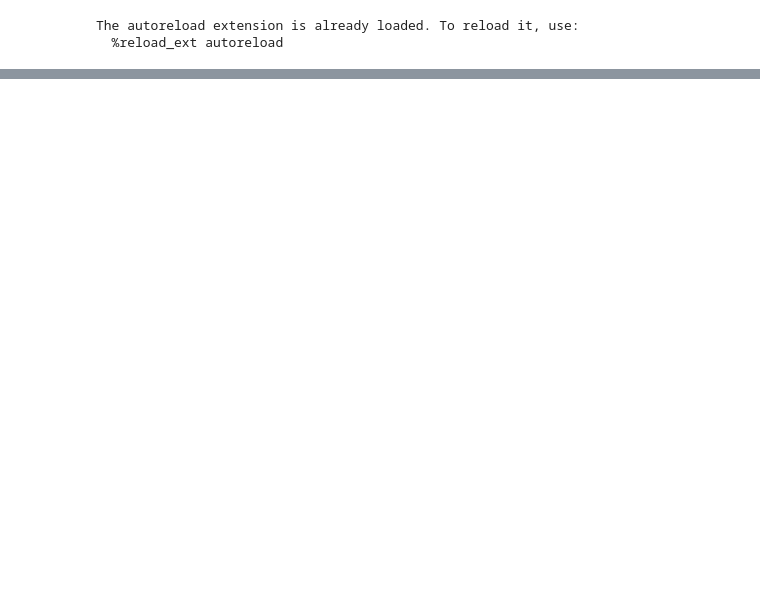
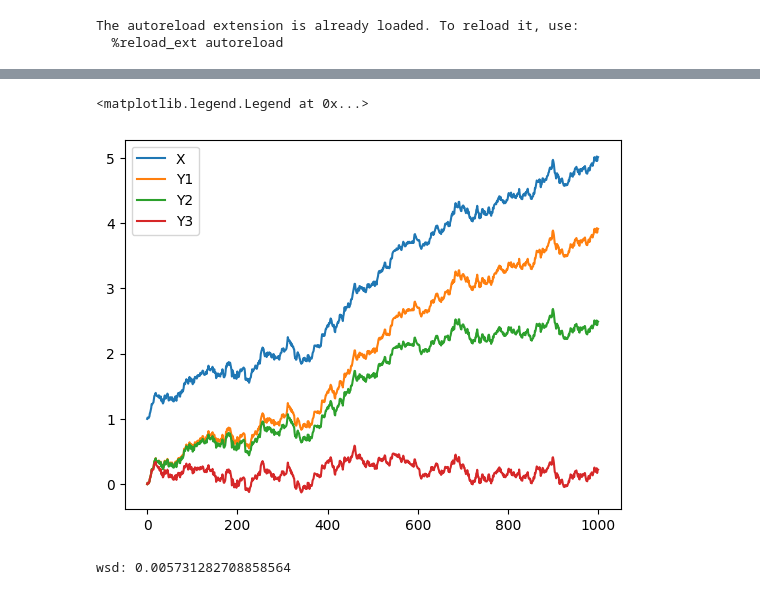
Before and after one commit to ArinaBelova/aligned_diffusion_bridges, a Jupyter notebook: toy/fbb_exp.ipynb, the cells around one changed output, grey strips where cells are left out. Saved outputs shown, nothing was run; the diff lists cells and outputs as text; code cells hidden in the pictures; blank space fills up the shorter version.

```diff
--- a/toy/fbb_exp.ipynb
+++ b/toy/fbb_exp.ipynb
@@ -12,0 +272,18 @@ The autoreload extension is already loaded. To reload it, use:
+# %%
+plt.plot(Z[0,:,0],label=f'X')
+for k in range(K):
+    plt.plot(Z[0,:,k+1],label=f'Y{k+1}')
+
+plt.legend()
+# %% [output]
+<matplotlib.legend.Legend at 0x...>
+[figure, added]
+# %%
+y1 = torch.randn(100000)
+y2 = torch.randn(100000)
+
+distance = wasserstein_distance(y1,y2)
+
+print('wsd:',distance)
+# %% [output]
+wsd: 0.005731282708858564
```
Also changed, not shown: parts of 11 cells of this notebook, 8 other files.
